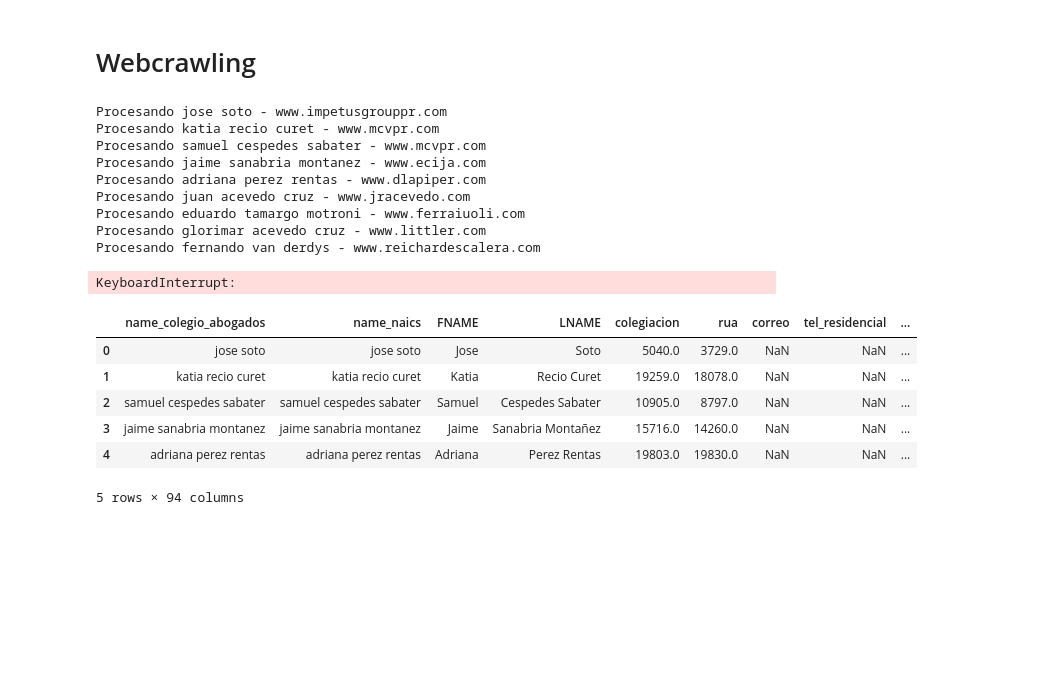
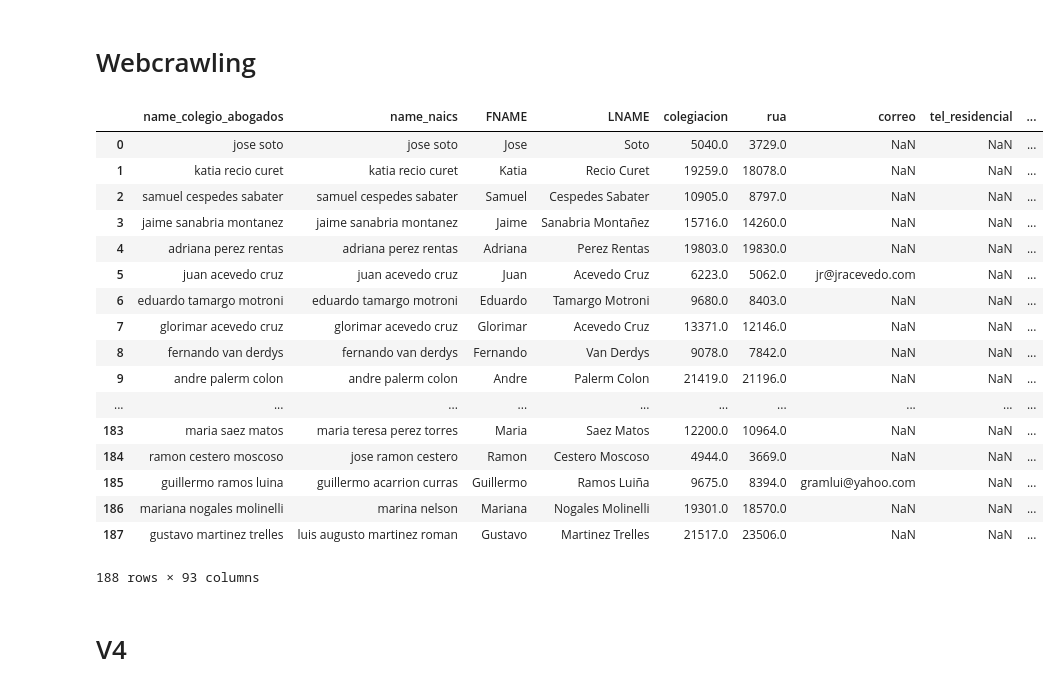
Before and after one commit to jhonvlex/join_dataframes, a Jupyter notebook: src_any_abogados_dev_df_er_main.ipynb, the cells around one changed output. Saved outputs shown, nothing was run; the diff lists cells and outputs as text; code cells hidden in the pictures; blank space fills up the shorter version.

Commit message:
lectura de correos por Website

```diff
--- a/src_any_abogados_dev_df_er_main.ipynb
+++ b/src_any_abogados_dev_df_er_main.ipynb
@@ -364,26 +364,29 @@ def pruebas(df1, df2, name1, name2, threshold):
 # Webcrawling
 # %%
 
-resultado = src5.extraer_emails_desde_web(df=final_step, columna_url='Website')
-resultado.to_csv("datasets/correos_con_todos_limpios.csv", index=False)
+df_emails = src5.extraer_emails_desde_web(df=final_step, columna_url='Website', max_threads=15)
+
+df_emails.to_csv("datasets/merge_ca_naics_correso-Website.csv", index=False)
-# %% [output]
-Procesando jose soto - www.impetusgrouppr.com
-Procesando katia recio curet - www.mcvpr.com
-Procesando samuel cespedes sabater - www.mcvpr.com
-Procesando jaime sanabria montanez - www.ecija.com
-Procesando adriana perez rentas - www.dlapiper.com
-Procesando juan acevedo cruz - www.jracevedo.com
-Procesando eduardo tamargo motroni - www.ferraiuoli.com
-Procesando glorimar acevedo cruz - www.littler.com
-Procesando fernando van derdys - www.reichardescalera.com
-KeyboardInterrupt:
 # %%
-resultado.head()
+df_emails
 # %% [output]
 |  | name_colegio_abogados | name_naics | FNAME | LNAME | colegiacion | rua | correo | tel_residencial | ... |
 | 0 | jose soto | jose soto | Jose | Soto | 5040.0 | 3729.0 | NaN | NaN | ... |
 | 1 | katia recio curet | katia recio curet | Katia | Recio Curet | 19259.0 | 18078.0 | NaN | NaN | ... |
 | 2 | samuel cespedes sabater | samuel cespedes sabater | Samuel | Cespedes Sabater | 10905.0 | 8797.0 | NaN | NaN | ... |
 | 3 | jaime sanabria montanez | jaime sanabria montanez | Jaime | Sanabria Montañez | 15716.0 | 14260.0 | NaN | NaN | ... |
 | 4 | adriana perez rentas | adriana perez rentas | Adriana | Perez Rentas | 19803.0 | 19830.0 | NaN | NaN | ... |
+| 5 | juan acevedo cruz | juan acevedo cruz | Juan | Acevedo Cruz | 6223.0 | 5062.0 | jr@jracevedo.com | NaN | ... |
+| 6 | eduardo tamargo motroni | eduardo tamargo motroni | Eduardo | Tamargo Motroni | 9680.0 | 8403.0 | NaN | NaN | ... |
+| 7 | glorimar acevedo cruz | glorimar acevedo cruz | Glorimar | Acevedo Cruz | 13371.0 | 12146.0 | NaN | NaN | ... |
+| 8 | fernando van derdys | fernando van derdys | Fernando | Van Derdys | 9078.0 | 7842.0 | NaN | NaN | ... |
+| 9 | andre palerm colon | andre palerm colon | Andre | Palerm Colon | 21419.0 | 21196.0 | NaN | NaN | ... |
+| ... | ... | ... | ... | ... | ... | ... | ... | ... | ... |
+| 183 | maria saez matos | maria teresa perez torres | Maria | Saez Matos | 12200.0 | 10964.0 | NaN | NaN | ... |
+| 184 | ramon cestero moscoso | jose ramon cestero | Ramon | Cestero Moscoso | 4944.0 | 3669.0 | NaN | NaN | ... |
+| 185 | guillermo ramos luina | guillermo acarrion curras | Guillermo | Ramos Luiña | 9675.0 | 8394.0 | gramlui@yahoo.com | NaN | ... |
+| 186 | mariana nogales molinelli | marina nelson | Mariana | Nogales Molinelli | 19301.0 | 18570.0 | NaN | NaN | ... |
+| 187 | gustavo martinez trelles | luis augusto martinez roman | Gustavo | Martinez Trelles | 21517.0 | 23506.0 | NaN | NaN | ... |
-5 rows × 94 columns
+188 rows × 93 columns
+# %% [markdown]
+# V4
```
Also changed, not shown: parts of 3 cells of this notebook.
